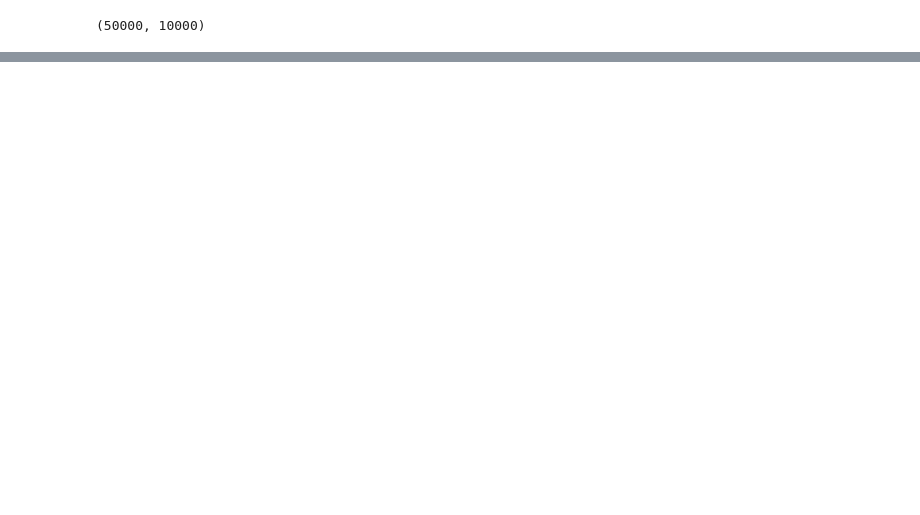
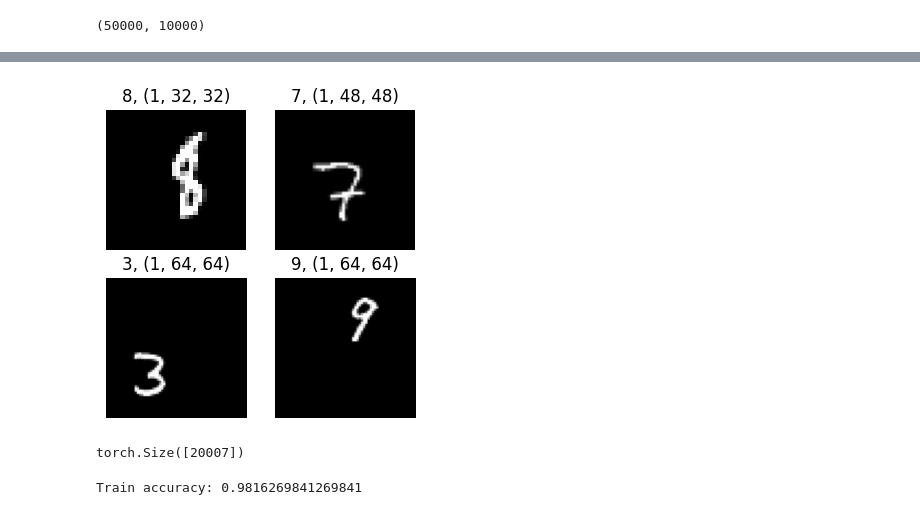
Before and after one commit to sudo-Cthulhufhtagn/DL_HW3_CONV, a Jupyter notebook: test.ipynb, the cells around one changed output, grey strips where cells are left out. Saved outputs shown, nothing was run; the diff lists cells and outputs as text; code cells hidden in the pictures; blank space fills up the shorter version.

```diff
--- a/test.ipynb
+++ b/test.ipynb
@@ -76,0 +341,13 @@ for epoch in range(10):
+# %%
+transforms = v2.Compose([
+    v2.Resize((28, 28)),
+    v2.ToTensor(),
+    # drop channels 2 and 3
+    v2.Lambda(lambda x: x[0:1]),
+])
+# %%
+trainloader = torchvision.datasets.ImageFolder("mnist-varres/train", transform=transforms)
+testloader = torchvision.datasets.ImageFolder("mnist-varres/test", transform=transforms)
+# %%
+# split into train and val
+train_data, val_data = torch.utils.data.random_split(trainloader, [50000, 10000])
@@ -76,0 +358,8 @@ for epoch in range(10):
+# %%
+# visualize 4 images
+plt.figure(figsize=(4, 4))
+for i in range(4):
+    plt.subplot(2, 2, i+1)
+    plt.imshow(train_data[i][0][0], cmap="gray")
+    plt.title(train_data[i][1])
+    plt.axis("off")
@@ -76,0 +588,14 @@ for epoch in range(10):
+# %%
+# visualize 4 images
+plt.figure(figsize=(4, 4))
+for i in range(4):
+    plt.subplot(2, 2, i+1)
+    plt.imshow(train_data[i][0][0], cmap="gray")
+    plt.title(f"{train_data[i][1]}, {train_data[i][0].numpy().shape}")
+    plt.axis("off")
+# %% [output]
+[figure, added]
+# %%
+train[1][2].shape
+# %% [output]
+torch.Size([20007])
@@ -76,0 +685,16 @@ for epoch in range(10):
+# %%
+# get train accuracy
+with torch.no_grad():
+    correct = 0
+    for train_size in range(3):
+        for bn in range(0, int(len(train[0][train_size])//batch_size * (1-.16)),):
+            data = train[0][train_size][bn:bn+batch_size].to(device)
+            labels = train[1][train_size][bn:bn+batch_size].to(device)
+
+            outputs = multi_model(data)
+
+            correct += (torch.argmax(outputs, dim=1) == labels).sum().item()
+
+print(f"Train accuracy: {correct / (60_000 * (1 - .16))}")
+# %% [output]
+Train accuracy: 0.9816269841269841
```
Also changed, not shown: parts of 68 cells of this notebook.
